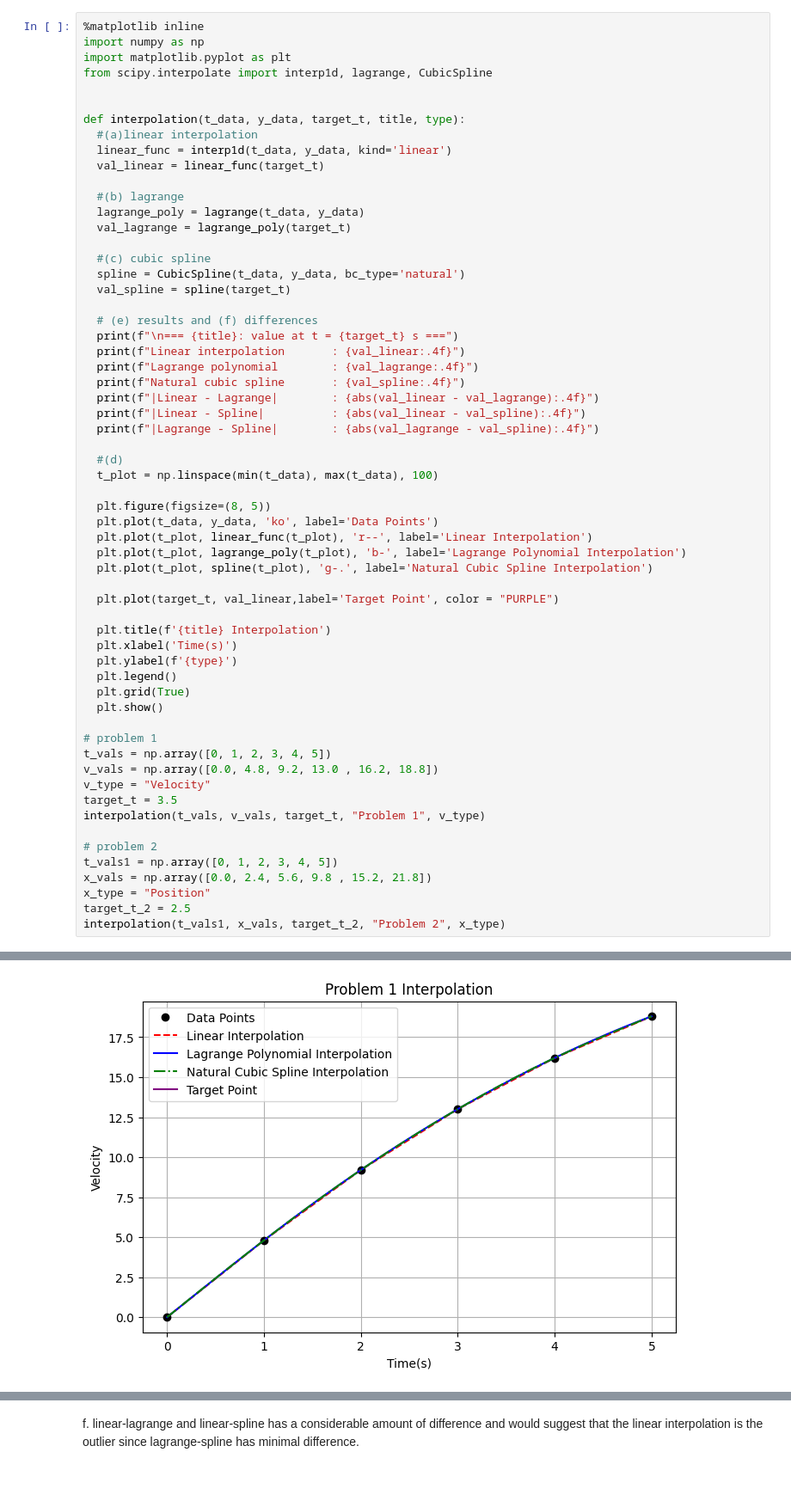
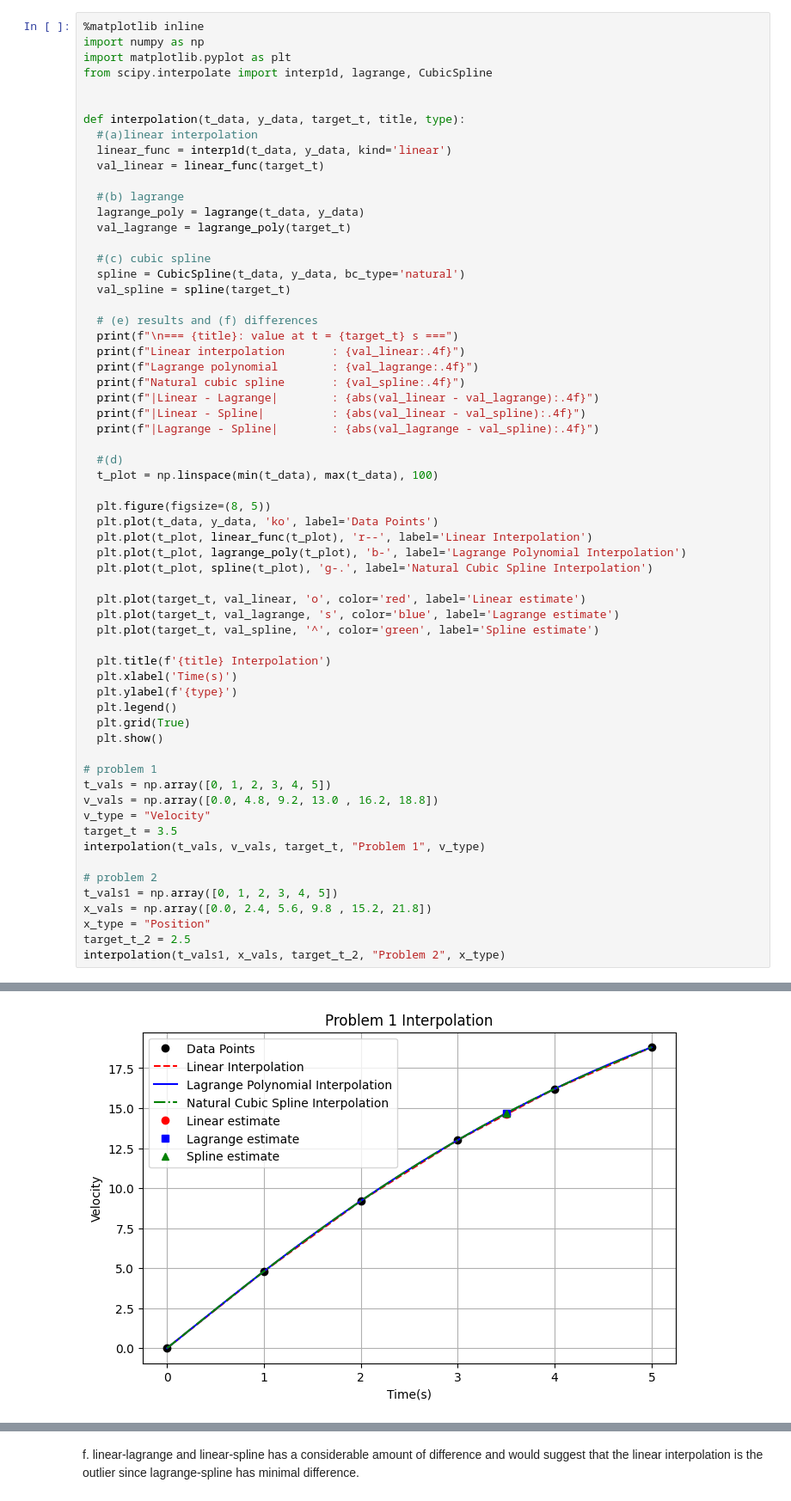
Before and after one commit to merbiji/Computational-Physics, a Jupyter notebook: PALISBO_PHY161_2_ACTIVITY08.ipynb, the cells around one changed output, grey strips where cells are left out. Shown at 86% size. Drawn from its saved outputs; the diff is of its cells as text.

```diff
--- a/PALISBO_PHY161_2_ACTIVITY08.ipynb
+++ b/PALISBO_PHY161_2_ACTIVITY08.ipynb
@@ -40,37 +42,39 @@ def interpolation(t_data, y_data, target_t, title, type):
   plt.plot(t_plot, lagrange_poly(t_plot), 'b-', label='Lagrange Polynomial Interpolation')
   plt.plot(t_plot, spline(t_plot), 'g-.', label='Natural Cubic Spline Interpolation')
 
-  plt.plot(target_t, val_linear,label='Target Point', color = "PURPLE")
+  plt.plot(target_t, val_linear, 'o', color='red', label='Linear estimate')
+  plt.plot(target_t, val_lagrange, 's', color='blue', label='Lagrange estimate')
+  plt.plot(target_t, val_spline, '^', color='green', label='Spline estimate')
 
   plt.title(f'{title} Interpolation')
   plt.xlabel('Time(s)')
   plt.ylabel(f'{type}')
   plt.legend()
   plt.grid(True)
   plt.show()
 
 # problem 1
 t_vals = np.array([0, 1, 2, 3, 4, 5])
 v_vals = np.array([0.0, 4.8, 9.2, 13.0 , 16.2, 18.8])
 v_type = "Velocity"
 target_t = 3.5
 interpolation(t_vals, v_vals, target_t, "Problem 1", v_type)
 
 # problem 2
 t_vals1 = np.array([0, 1, 2, 3, 4, 5])
 x_vals = np.array([0.0, 2.4, 5.6, 9.8 , 15.2, 21.8])
 x_type = "Position"
 target_t_2 = 2.5
 interpolation(t_vals1, x_vals, target_t_2, "Problem 2", x_type)
 # %% [output]
 === Problem 1: value at t = 3.5 s ===
 Linear interpolation       : 14.6000
 Lagrange polynomial        : 14.6727
 Natural cubic spline       : 14.6818
 |Linear - Lagrange|        : 0.0727
 |Linear - Spline|          : 0.0818
 |Lagrange - Spline|        : 0.0092
-[figure, old version]
+[figure, new version]
 === Problem 2: value at t = 2.5 s ===
 Linear interpolation       : 7.7000
 Lagrange polynomial        : 7.5602
```
Also changed, not shown: parts of 2 cells of this notebook.
